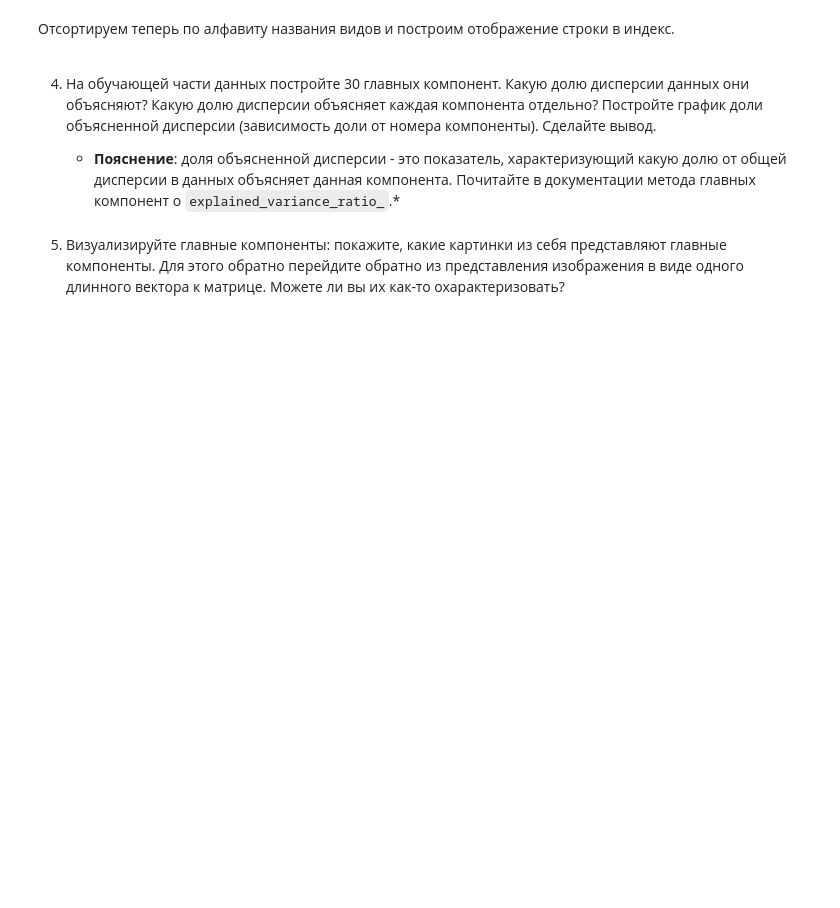
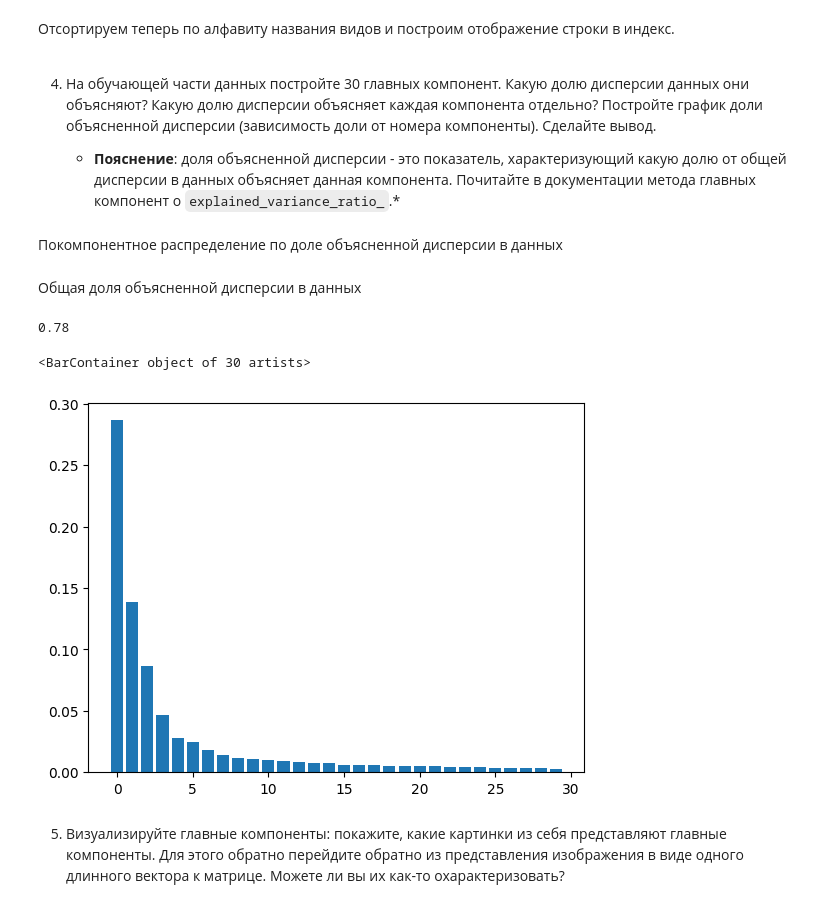
Before and after one commit to NMashalov/2023_OpenMipt_course, a Jupyter notebook: lesson9/dz9.ipynb, the cells around one changed output. Drawn from its saved outputs; the diff is of its cells as text; code cells hidden in the pictures; blank space fills up the shorter version.

```diff
--- a/lesson9/dz9.ipynb
+++ b/lesson9/dz9.ipynb
@@ -95,7 +123,7 @@ plt.show()
 # %% [markdown]
 Сделаем также так, чтобы каждое изображение было представлено не матрицей, а одним вектором из всех пикселей
 # %%
-X = <...>
+X = X.reshape(X.shape[0],-1)
 assert(X.shape ==(1584, 42500))
 # %% [markdown]
 3. В файле `train_labels.csv` указаны номера образцов листьев, которые относятся к обучающей части данных, а также их виды.
@@ -109,3 +151,5 @@ labels.head(10)
+# %%
+X_train, y_train = X[labels.id.values - 1], labels.species
 # %% [markdown]
 Отсортируем теперь по алфавиту названия видов и построим отображение строки в индекс.
 # %%
@@ -116,5 +160,21 @@ labels.species = labels.species.map(name_to_ind)
 4. На обучающей части данных постройте 30 главных компонент. Какую долю дисперсии данных они объясняют? Какую долю дисперсии объясняет каждая компонента отдельно? Постройте график доли объясненной дисперсии (зависимость доли от номера компоненты). Сделайте вывод.
 
     * **Пояснение**: доля объясненной дисперсии - это показатель, характеризующий какую долю от общей дисперсии в данных объясняет данная компонента. Почитайте в документации метода главных компонент о `explained_variance_ratio_`.*
+# %%
+p = PCA(n_components=30).fit(X_train)
+ratio = p.explained_variance_ratio_
+# %% [markdown]
+Покомпонентное распределение по доле объясненной дисперсии в данных
+# %% [markdown]
+Общая доля объясненной дисперсии в данных
+# %%
+print(f'{sum(ratio):.2f}')
+# %% [output]
+0.78
+# %%
+plt.bar(range(30),ratio)
+# %% [output]
+<BarContainer object of 30 artists>
+[figure, added]
 # %% [markdown]
 5. Визуализируйте главные компоненты: покажите, какие картинки из себя представляют главные компоненты. Для этого обратно перейдите обратно из представления изображения в виде одного длинного вектора к матрице. Можете ли вы их как-то охарактеризовать?
```
Also changed, not shown: parts of 11 cells of this notebook.
